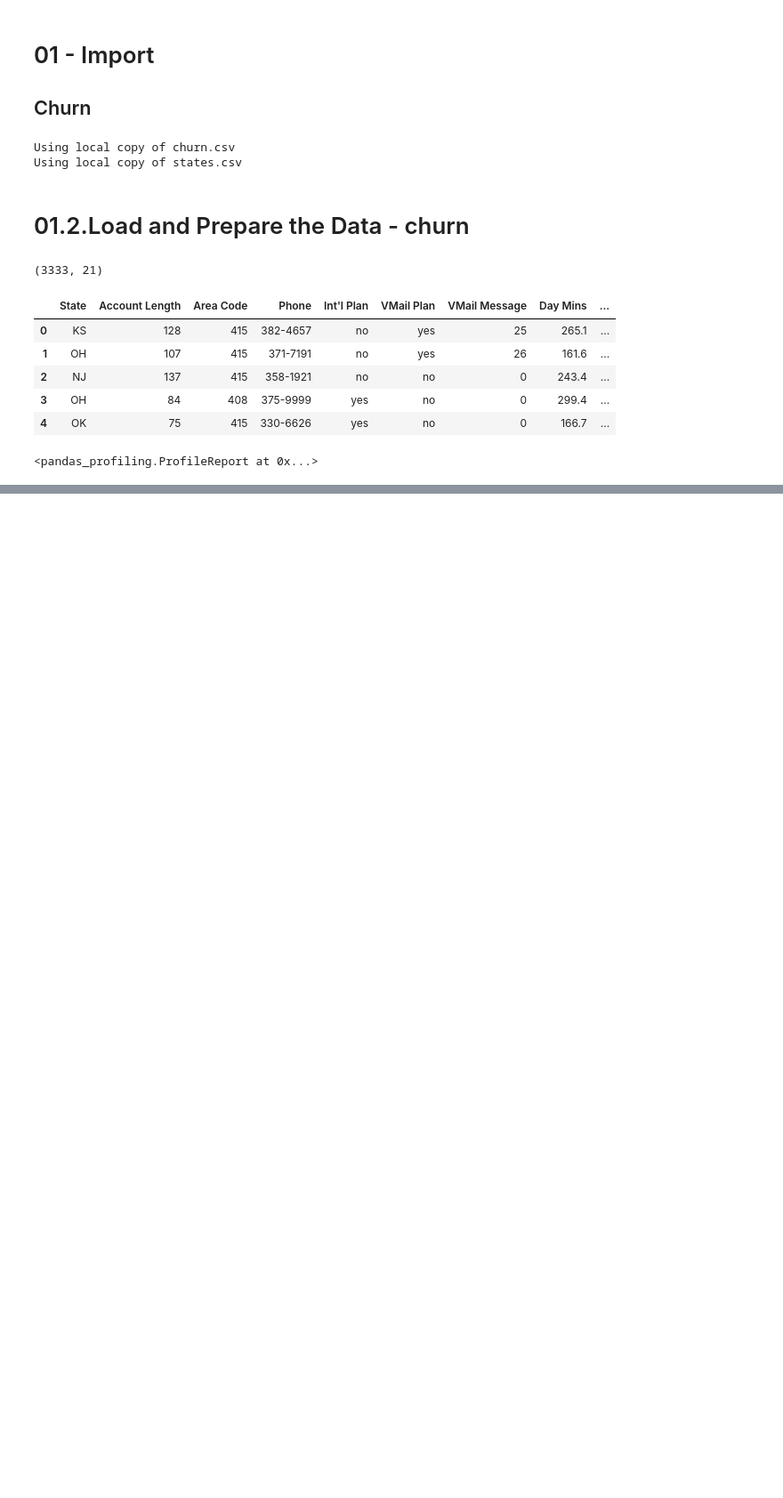
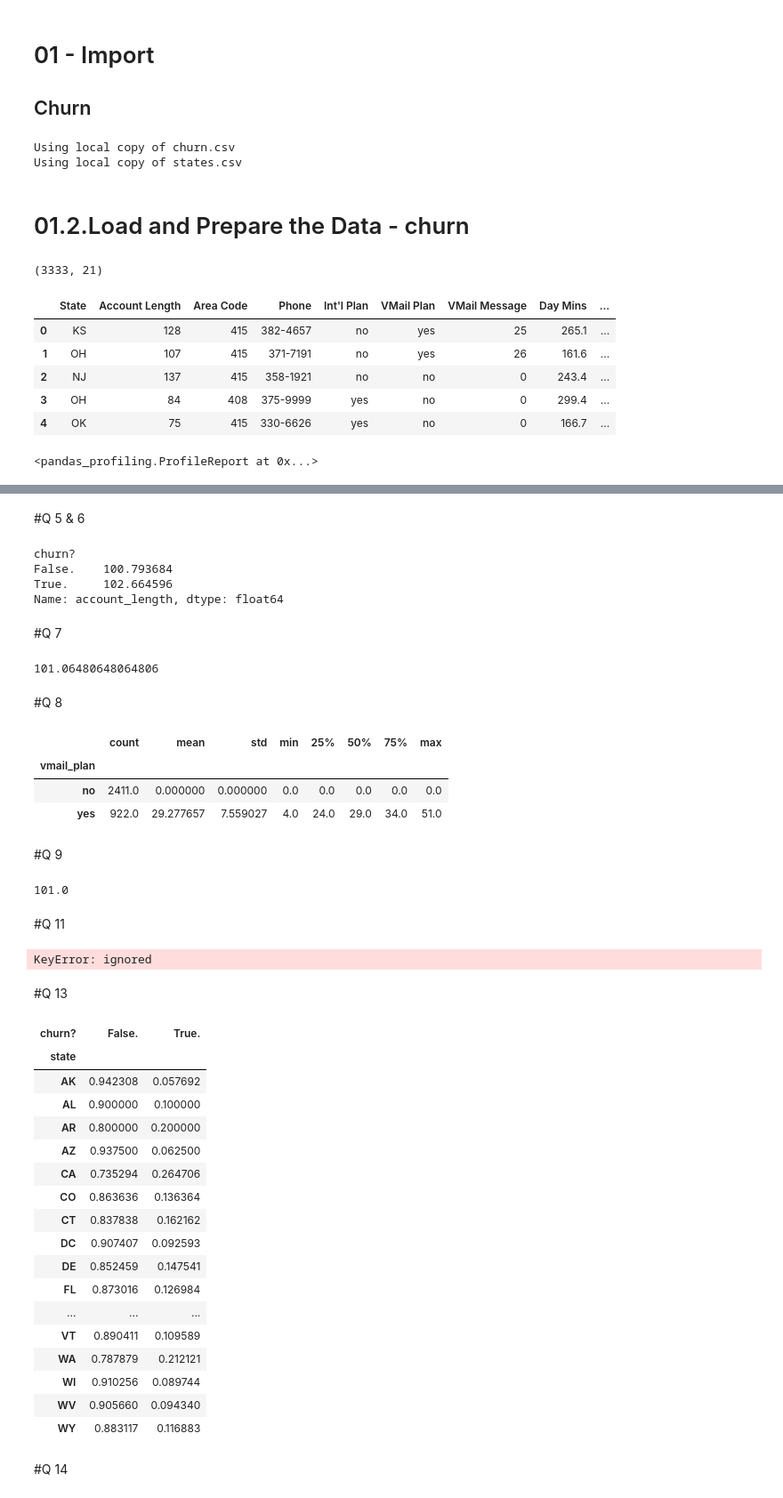
Before and after one commit to Whats-In-My-Vape/effective-Data-Mining-2, a Jupyter notebook: 01-import-churn.ipynb, the cells around one changed output, grey strips where cells are left out. Shown: that part at 89% size. Saved outputs shown, nothing was run; the diff lists cells and outputs as text; code cells hidden in the pictures; blank space fills up the shorter version.

```diff
--- a/01-import-churn.ipynb
+++ b/01-import-churn.ipynb
@@ -120,6 +120,8 @@ df.head()
 | 2 | NJ | 137 | 415 | 358-1921 | no | no | 0 | 243.4 | ... |
 | 3 | OH | 84 | 408 | 375-9999 | yes | no | 0 | 299.4 | ... |
 | 4 | OK | 75 | 415 | 330-6626 | yes | no | 0 | 166.7 | ... |
+# %%
+df.columns = df.columns.str.strip().str.lower().str.replace(' ', '_').str.replace('(', '').str.replace(')', '')
 # %%
 import pandas_profiling
 pandas_profiling.ProfileReport(df)
@@ -151,0 +170,61 @@ AttributeError: ignored
+# %% [markdown]
+#Q 5 & 6
+# %%
+df.groupby("churn?")["account_length"].mean()
+# %% [output]
+churn?
+False.    100.793684
+True.     102.664596
+Name: account_length, dtype: float64
+# %% [markdown]
+#Q 7
+# %%
+df.account_length.mean()
+# %% [output]
+101.06480648064806
+# %% [markdown]
+#Q 8
+# %%
+df.groupby("vmail_plan").vmail_message.describe()
+# %% [output]
+|  | count | mean | std | min | 25% | 50% | 75% | max |
+| vmail_plan |  |  |  |  |  |  |  |  |
+| no | 2411.0 | 0.000000 | 0.000000 | 0.0 | 0.0 | 0.0 | 0.0 | 0.0 |
+| yes | 922.0 | 29.277657 | 7.559027 | 4.0 | 24.0 | 29.0 | 34.0 | 51.0 |
+# %% [markdown]
+#Q 9
+# %%
+df.account_length.median()
+# %% [output]
+101.0
+# %% [markdown]
+#Q 11
+# %%
+df.loc["vmail_plans"]
+# %% [output]
+KeyError: ignored
+# %% [markdown]
+#Q 13
+# %%
+pd.crosstab(df.state,df['churn?']).apply(lambda r: r/r.sum(), axis=1)
+# %% [output]
+| churn? | False. | True. |
+| state |  |  |
+| AK | 0.942308 | 0.057692 |
+| AL | 0.900000 | 0.100000 |
+| AR | 0.800000 | 0.200000 |
+| AZ | 0.937500 | 0.062500 |
+| CA | 0.735294 | 0.264706 |
+| CO | 0.863636 | 0.136364 |
+| CT | 0.837838 | 0.162162 |
+| DC | 0.907407 | 0.092593 |
+| DE | 0.852459 | 0.147541 |
+| FL | 0.873016 | 0.126984 |
+| ... | ... | ... |
+| VT | 0.890411 | 0.109589 |
+| WA | 0.787879 | 0.212121 |
+| WI | 0.910256 | 0.089744 |
+| WV | 0.905660 | 0.094340 |
+| WY | 0.883117 | 0.116883 |
+# %% [markdown]
+#Q 14
```
Also changed, not shown: parts of 11 cells of this notebook.
